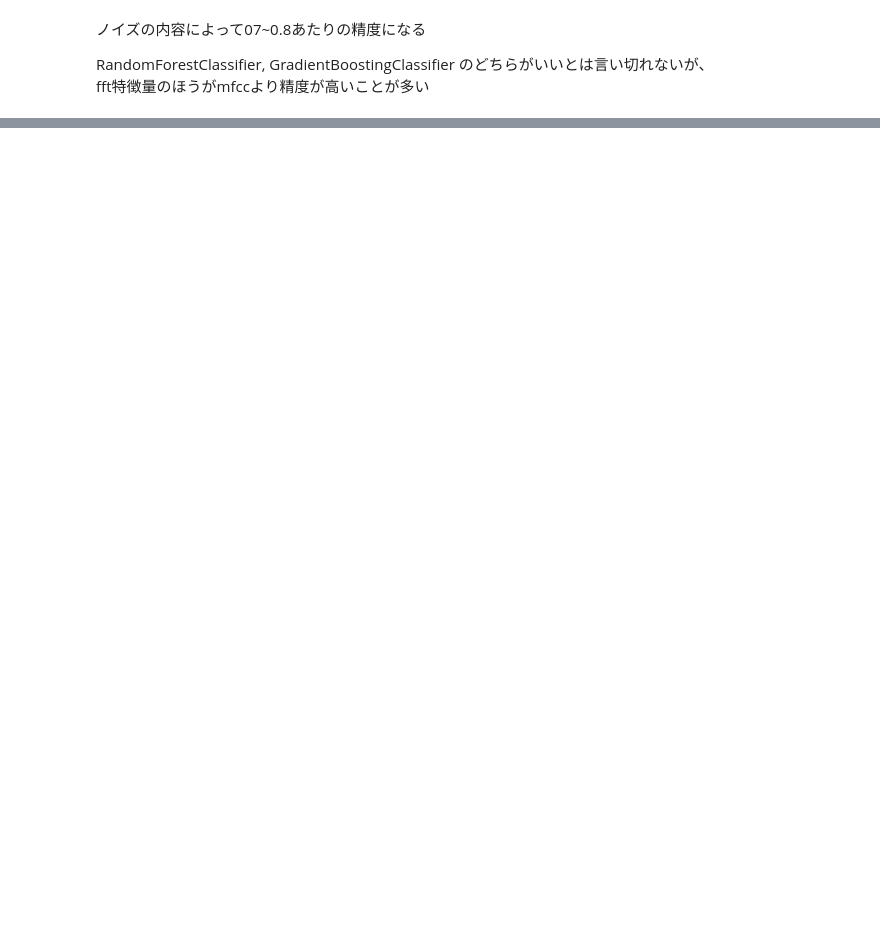
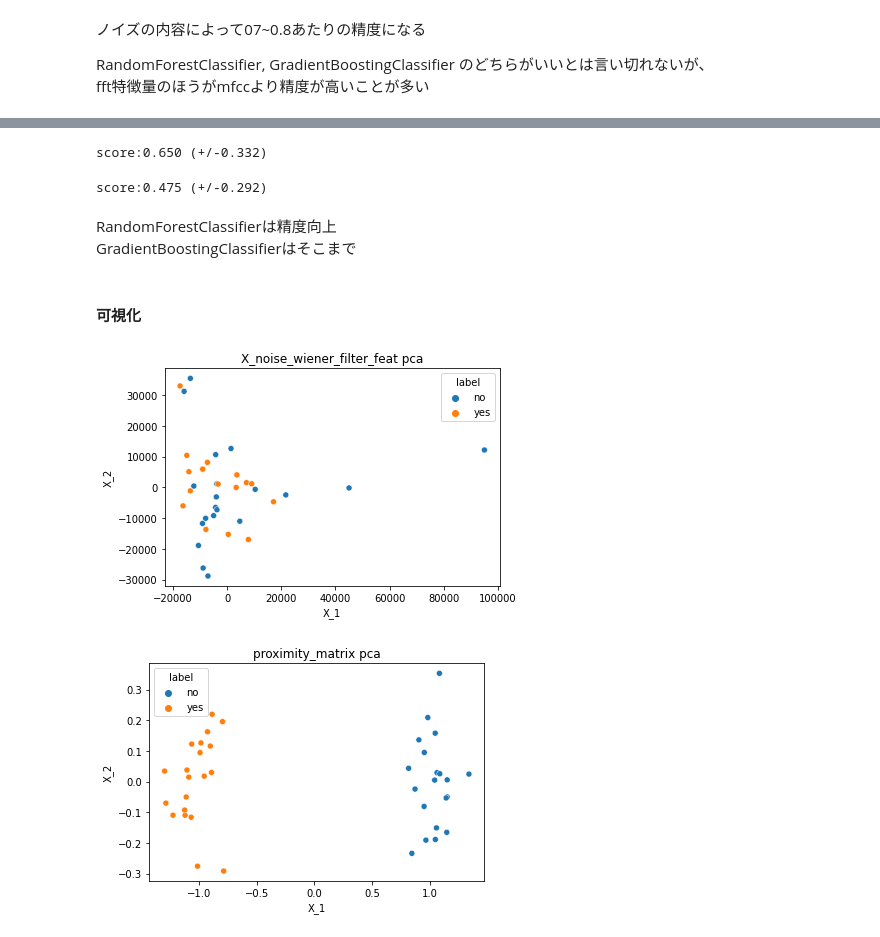
Before and after one commit to sadahry/notebooks, a Jupyter notebook: signal_processing/yes_no_detection.ipynb, the cells around one changed output, grey strips where cells are left out. Cells and saved outputs as stored; diff of their text form; code cells hidden in the pictures; blank space fills up the shorter version.

```diff
--- a/signal_processing/yes_no_detection.ipynb
+++ b/signal_processing/yes_no_detection.ipynb
@@ -727,0 +792,39 @@ fft特徴量のほうがmfccより精度が高いことが多い
+# %%
+X_noise_wiener_filter = np.array([wiener_filter(x)[1] for x in X_noise])
+
+# fft
+X_noise_wiener_filter_fft = np.array([np.fft.fft(x) for x in X_noise_wiener_filter])
+X_noise_wiener_filter_feat = [np.hstack((x.real**2+x.imag**2, np.arctan2(x.real, x.imag))) for x in X_noise_wiener_filter_fft]
+# %%
+from sklearn.ensemble import RandomForestClassifier
+clf = RandomForestClassifier(random_state=seed)
+
+scores = sklearn.model_selection.cross_val_score(clf, X_noise_wiener_filter_feat, y, cv=5)
+print('score:{:.3f} (+/-{:.3f})'.format(scores.mean(), scores.std()*2))
+# %% [output]
+score:0.650 (+/-0.332)
+# %%
+clf = sklearn.ensemble.GradientBoostingClassifier(random_state=seed)
+
+scores = sklearn.model_selection.cross_val_score(clf, X_noise_wiener_filter_feat, y, cv=5)
+print('score:{:.3f} (+/-{:.3f})'.format(scores.mean(), scores.std()*2))
+# %% [output]
+score:0.475 (+/-0.292)
+# %% [markdown]
+RandomForestClassifierは精度向上
+GradientBoostingClassifierはそこまで
+# %% [markdown]
+#### 可視化
+# %%
+clf = sklearn.ensemble.RandomForestClassifier(random_state=seed)
+clf.fit(X_noise_wiener_filter_feat, y)
+
+proximity_matrix = proximityMatrix(clf, X_noise_wiener_filter_feat, normalize=True)
+
+pca = sklearn.decomposition.PCA(n_components=2, random_state=seed)
+
+plot_r2dim(pca, X_feat, y, names_by_label, 'X_noise_wiener_filter_feat pca')
+plot_r2dim(pca, proximity_matrix, y, names_by_label, 'proximity_matrix pca')
+# %% [output]
+[figure, added]
+[figure, added]
```
Also changed, not shown: parts of 11 cells of this notebook.
